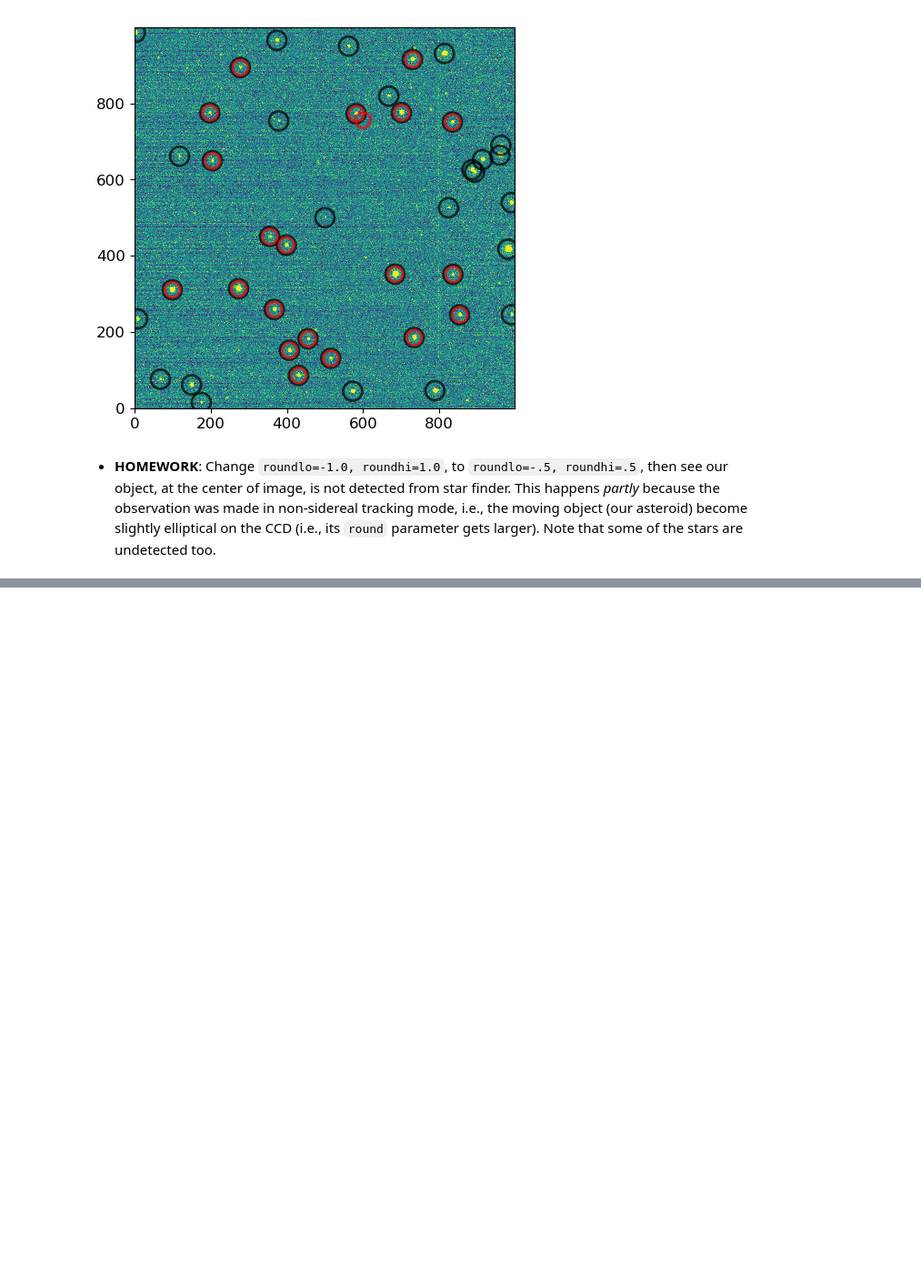
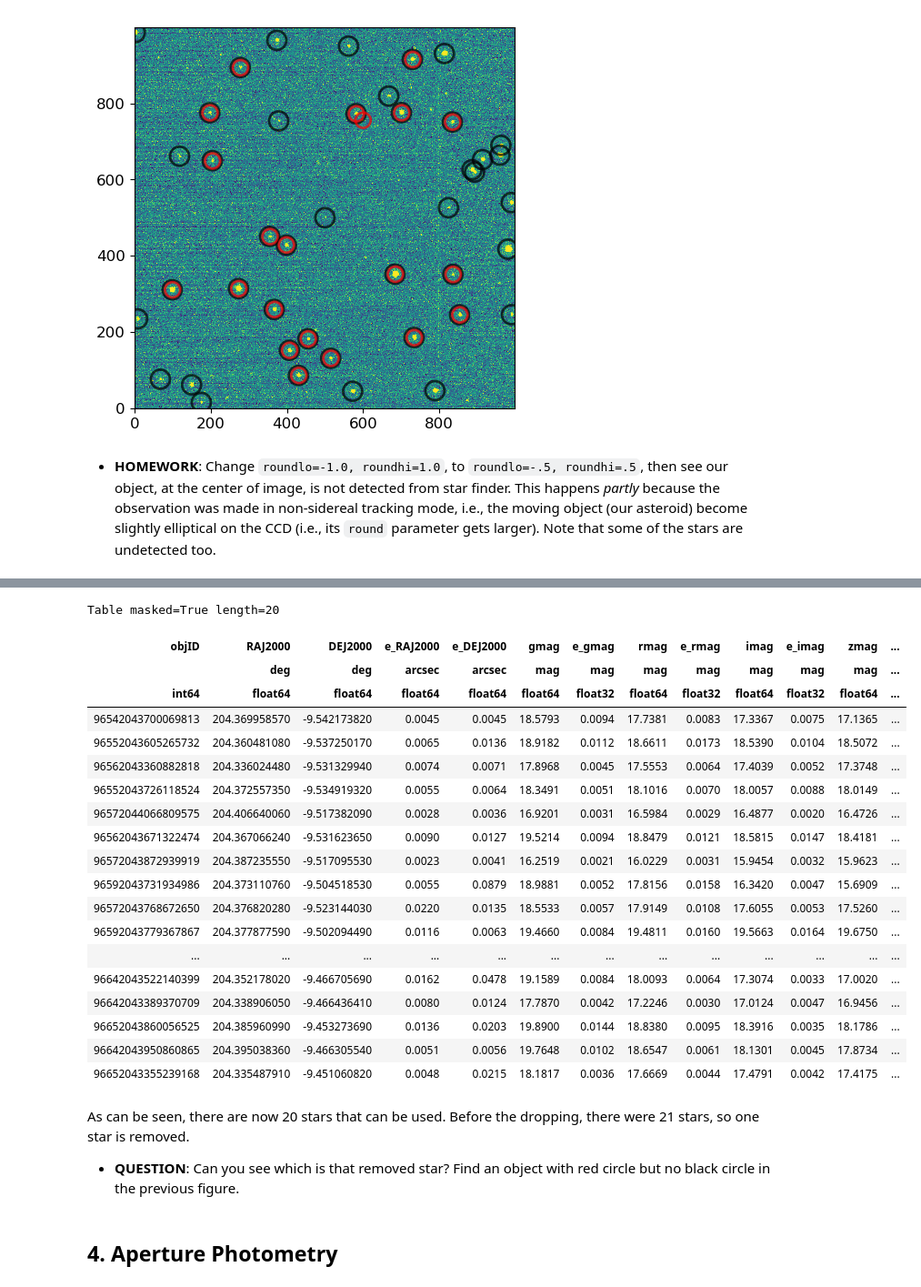
Before and after one commit to ysBach/SNU_AOclass, a Jupyter notebook: Notebooks/05-Differential_Phot.ipynb, the cells around one changed output, grey strips where cells are left out. Shown at 91% size. Drawn from its saved outputs; the diff is of its cells as text; code cells hidden in the pictures; blank space fills up the shorter version.

```diff
--- a/Notebooks/05-Differential_Phot.ipynb
+++ b/Notebooks/05-Differential_Phot.ipynb
@@ -263,0 +268,57 @@ plt.tight_layout()
+# %%
+# Set the maximum allowable distance
+match_distance = 5 # pixel
+
+# Initialize some columns
+pos_stars2["xcentroid"] = 0.
+pos_stars2["ycentroid"] = 0.
+pos_stars2["peak"] = 0.
+pos_stars2["pixel_shift"] = match_distance + 1.
+
+for i, coo in enumerate(pos_stars2):
+    dx = np.abs(found['xcentroid'] - coo['x'])
+    dy = np.abs(found['ycentroid'] - coo['y'])
+    distances = np.sqrt(dx**2 + dy**2)
+    accepted_SF = found[distances < match_distance]
+    if len(accepted_SF) == 0:
+        continue
+    else:
+        pos_stars2[i]["pixel_shift"] = distances.min()
+        pos_stars2[i]["xcentroid"] = found[distances.argmin()]["xcentroid"]
+        pos_stars2[i]["ycentroid"] = found[distances.argmin()]["ycentroid"]
+        pos_stars2[i]["peak"] = found[distances.argmin()]["peak"]
+
+# Select only those which are matched
+matched = pos_stars2[pos_stars2["pixel_shift"] < match_distance]
+
+# Conversion to V-mag (see notebook 3)
+matched["Vmag"] = matched["gmag"] - 0.5784 * (matched["gmag"] - matched["rmag"]) - 0.0038
+# %%
+matched
+# %% [output]
+Table masked=True length=20
+| objID | RAJ2000 | DEJ2000 | e_RAJ2000 | e_DEJ2000 | gmag | e_gmag | rmag | e_rmag | imag | e_imag | zmag | ... |
+|  | deg | deg | arcsec | arcsec | mag | mag | mag | mag | mag | mag | mag | ... |
+| int64 | float64 | float64 | float64 | float64 | float64 | float32 | float64 | float32 | float64 | float32 | float64 | ... |
+| 96542043700069813 | 204.369958570 | -9.542173820 | 0.0045 | 0.0045 | 18.5793 | 0.0094 | 17.7381 | 0.0083 | 17.3367 | 0.0075 | 17.1365 | ... |
+| 96552043605265732 | 204.360481080 | -9.537250170 | 0.0065 | 0.0136 | 18.9182 | 0.0112 | 18.6611 | 0.0173 | 18.5390 | 0.0104 | 18.5072 | ... |
+| 96562043360882818 | 204.336024480 | -9.531329940 | 0.0074 | 0.0071 | 17.8968 | 0.0045 | 17.5553 | 0.0064 | 17.4039 | 0.0052 | 17.3748 | ... |
+| 96552043726118524 | 204.372557350 | -9.534919320 | 0.0055 | 0.0064 | 18.3491 | 0.0051 | 18.1016 | 0.0070 | 18.0057 | 0.0088 | 18.0149 | ... |
+| 96572044066809575 | 204.406640060 | -9.517382090 | 0.0028 | 0.0036 | 16.9201 | 0.0031 | 16.5984 | 0.0029 | 16.4877 | 0.0020 | 16.4726 | ... |
+| 96562043671322474 | 204.367066240 | -9.531623650 | 0.0090 | 0.0127 | 19.5214 | 0.0094 | 18.8479 | 0.0121 | 18.5815 | 0.0147 | 18.4181 | ... |
+| 96572043872939919 | 204.387235550 | -9.517095530 | 0.0023 | 0.0041 | 16.2519 | 0.0021 | 16.0229 | 0.0031 | 15.9454 | 0.0032 | 15.9623 | ... |
+| 96592043731934986 | 204.373110760 | -9.504518530 | 0.0055 | 0.0879 | 18.9881 | 0.0052 | 17.8156 | 0.0158 | 16.3420 | 0.0047 | 15.6909 | ... |
+| 96572043768672650 | 204.376820280 | -9.523144030 | 0.0220 | 0.0135 | 18.5533 | 0.0057 | 17.9149 | 0.0108 | 17.6055 | 0.0053 | 17.5260 | ... |
+| 96592043779367867 | 204.377877590 | -9.502094490 | 0.0116 | 0.0063 | 19.4660 | 0.0084 | 19.4811 | 0.0160 | 19.5663 | 0.0164 | 19.6750 | ... |
+| ... | ... | ... | ... | ... | ... | ... | ... | ... | ... | ... | ... | ... |
+| 96642043522140399 | 204.352178020 | -9.466705690 | 0.0162 | 0.0478 | 19.1589 | 0.0084 | 18.0093 | 0.0064 | 17.3074 | 0.0033 | 17.0020 | ... |
+| 96642043389370709 | 204.338906050 | -9.466436410 | 0.0080 | 0.0124 | 17.7870 | 0.0042 | 17.2246 | 0.0030 | 17.0124 | 0.0047 | 16.9456 | ... |
+| 96652043860056525 | 204.385960990 | -9.453273690 | 0.0136 | 0.0203 | 19.8900 | 0.0144 | 18.8380 | 0.0095 | 18.3916 | 0.0035 | 18.1786 | ... |
+| 96642043950860865 | 204.395038360 | -9.466305540 | 0.0051 | 0.0056 | 19.7648 | 0.0102 | 18.6547 | 0.0061 | 18.1301 | 0.0045 | 17.8734 | ... |
+| 96652043355239168 | 204.335487910 | -9.451060820 | 0.0048 | 0.0215 | 18.1817 | 0.0036 | 17.6669 | 0.0044 | 17.4791 | 0.0042 | 17.4175 | ... |
+# %% [markdown]
+As can be seen, there are now 20 stars that can be used. Before the dropping, there were 21 stars, so one star is removed.
+
+* **QUESTION**: Can you see which is that removed star? Find an object with red circle but no black circle in the previous figure.
+# %% [markdown]
+## 4. Aperture Photometry
```
Also changed, not shown: parts of 13 cells of this notebook.
